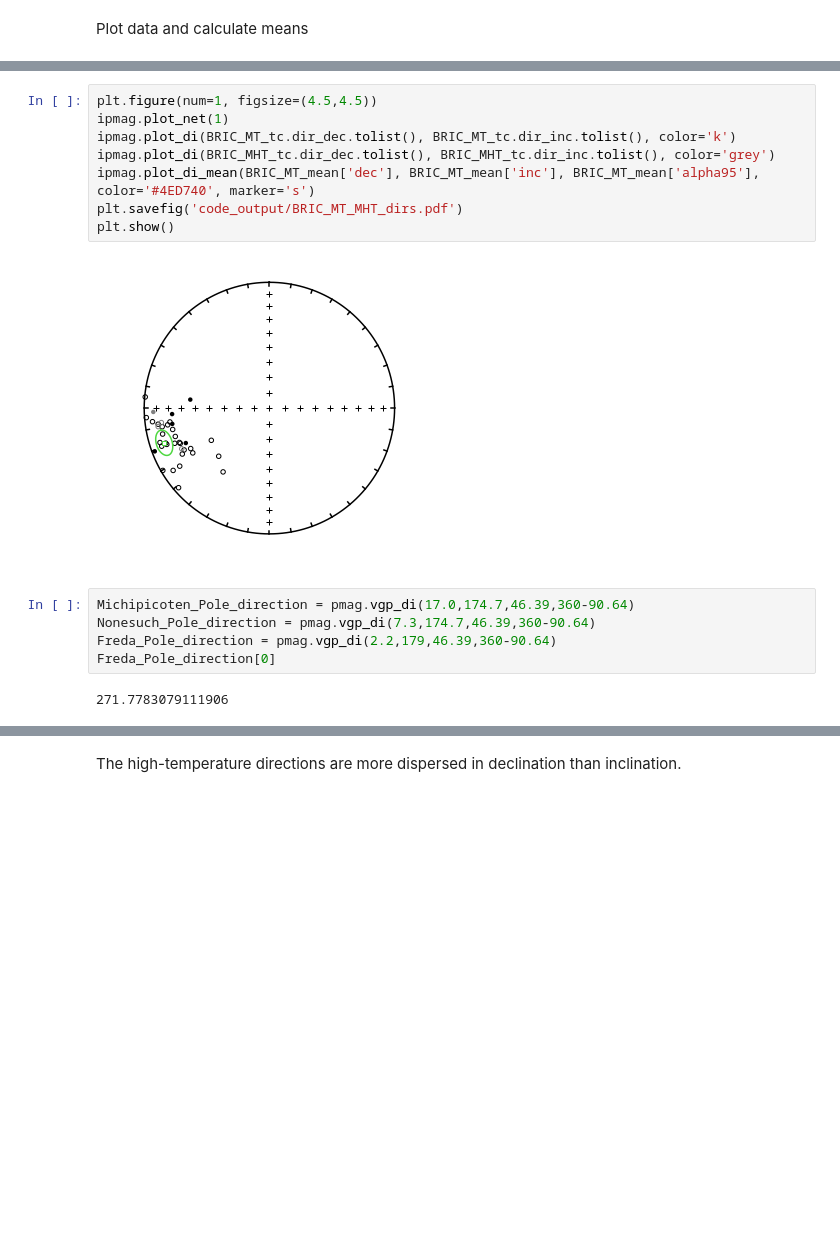
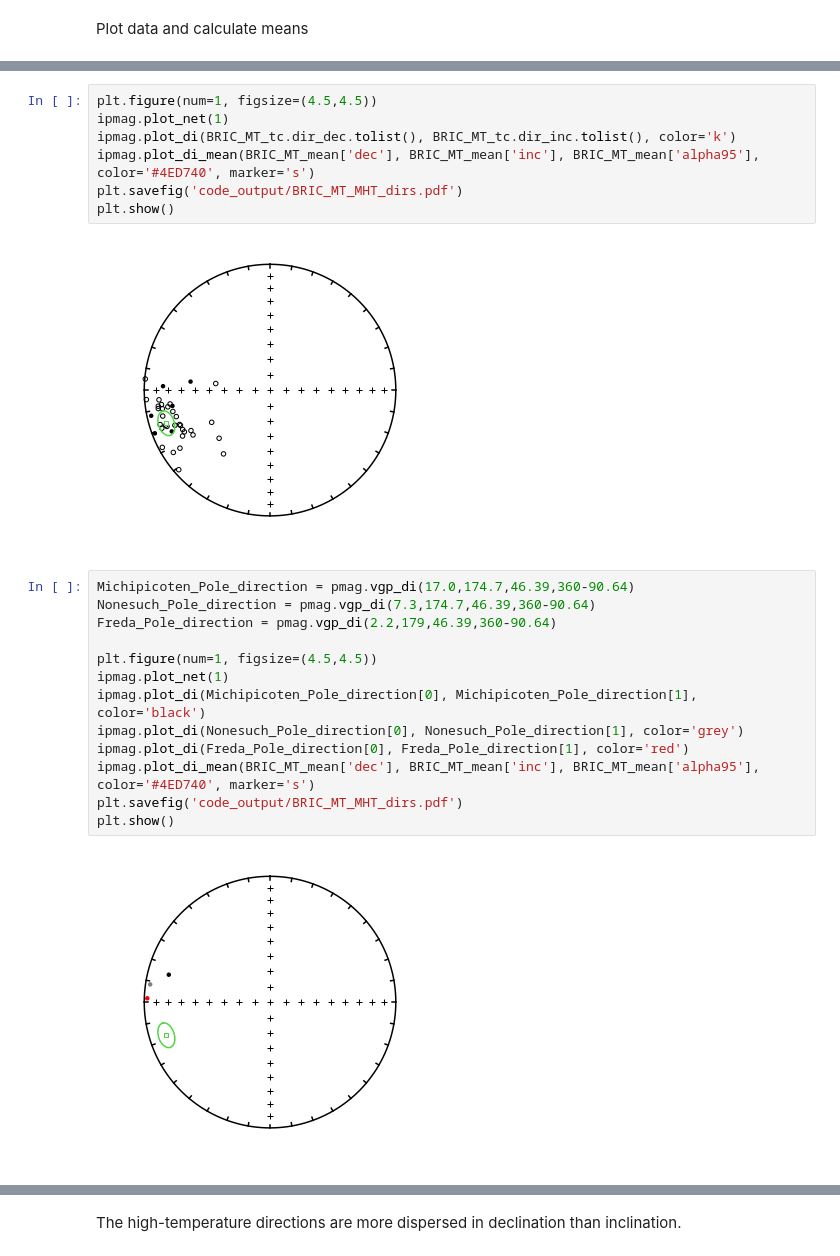
Before and after one commit to Swanson-Hysell-Group/2018_Red_Bed_Intraclasts, a Jupyter notebook: Code/intraclast_notebook.ipynb, the cells around one changed output, grey strips where cells are left out. Saved outputs shown, nothing was run; the diff lists cells and outputs as text; blank space fills up the shorter version.

```diff
--- a/Code/intraclast_notebook.ipynb
+++ b/Code/intraclast_notebook.ipynb
@@ -74,16 +85,23 @@ Precision parameter (k) estimate: 13.9
 plt.figure(num=1, figsize=(4.5,4.5))
 ipmag.plot_net(1)
 ipmag.plot_di(BRIC_MT_tc.dir_dec.tolist(), BRIC_MT_tc.dir_inc.tolist(), color='k')
-ipmag.plot_di(BRIC_MHT_tc.dir_dec.tolist(), BRIC_MHT_tc.dir_inc.tolist(), color='grey')
 ipmag.plot_di_mean(BRIC_MT_mean['dec'], BRIC_MT_mean['inc'], BRIC_MT_mean['alpha95'], color='#4ED740', marker='s')
 plt.savefig('code_output/BRIC_MT_MHT_dirs.pdf')
 plt.show()
 # %% [output]
-[figure, old version]
+[figure, new version]
 # %%
 Michipicoten_Pole_direction = pmag.vgp_di(17.0,174.7,46.39,360-90.64)
 Nonesuch_Pole_direction = pmag.vgp_di(7.3,174.7,46.39,360-90.64)
 Freda_Pole_direction = pmag.vgp_di(2.2,179,46.39,360-90.64)
-Freda_Pole_direction[0]
+
+plt.figure(num=1, figsize=(4.5,4.5))
+ipmag.plot_net(1)
+ipmag.plot_di(Michipicoten_Pole_direction[0], Michipicoten_Pole_direction[1], color='black')
+ipmag.plot_di(Nonesuch_Pole_direction[0], Nonesuch_Pole_direction[1], color='grey')
+ipmag.plot_di(Freda_Pole_direction[0], Freda_Pole_direction[1], color='red')
+ipmag.plot_di_mean(BRIC_MT_mean['dec'], BRIC_MT_mean['inc'], BRIC_MT_mean['alpha95'], color='#4ED740', marker='s')
+plt.savefig('code_output/BRIC_MT_MHT_dirs.pdf')
+plt.show()
 # %% [output]
-271.7783079111906
+[figure, added]
```
Also changed, not shown: parts of 28 cells of this notebook, 6 other files.
